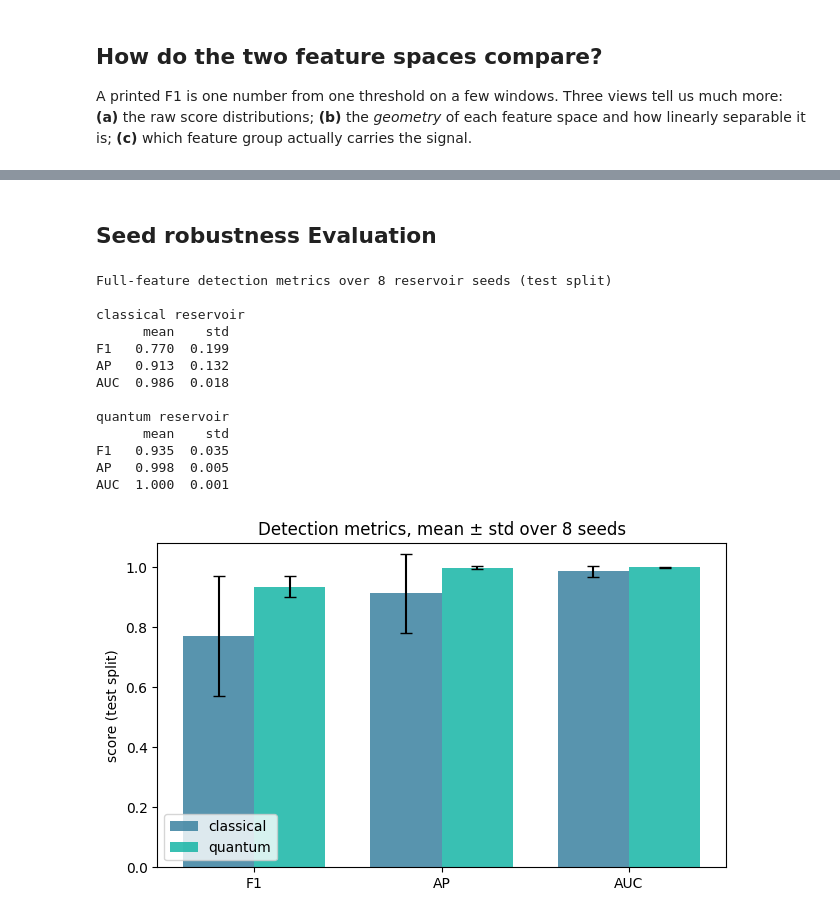
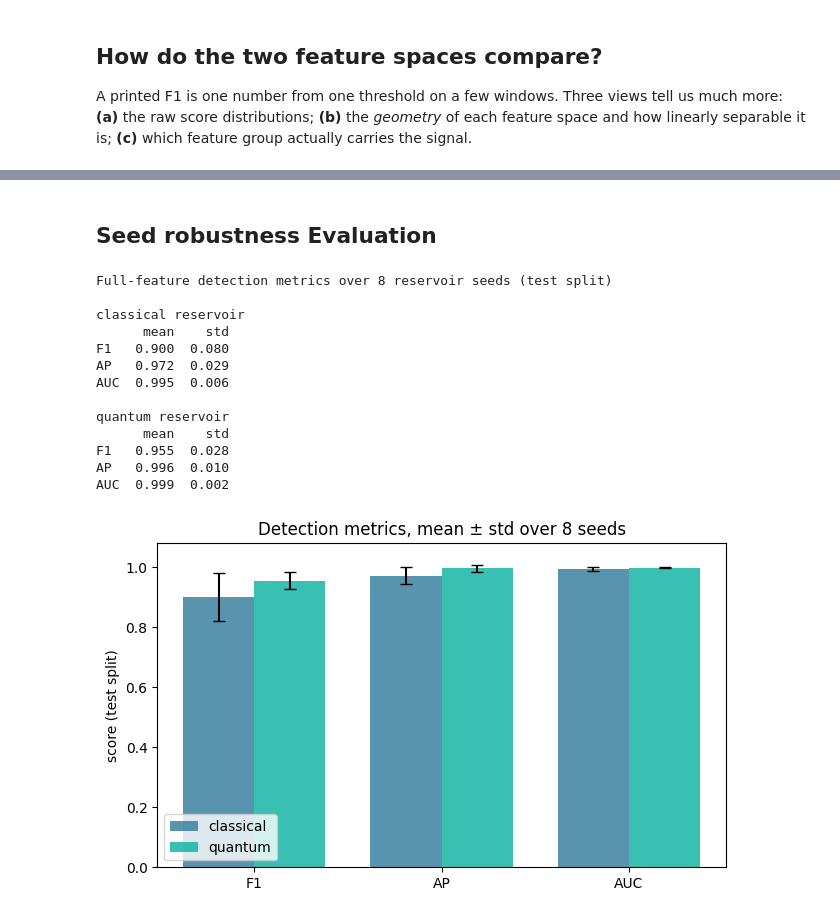
Before and after one commit to niccolo-sfregola/tutorial-qml-quantumreservoir, a Jupyter notebook: qrc_tutorial.ipynb, the cells around one changed output, grey strips where cells are left out. Drawn from its saved outputs; the diff is of its cells as text; code cells hidden in the pictures.

```diff
--- a/qrc_tutorial.ipynb
+++ b/qrc_tutorial.ipynb
@@ -470,26 +462,0 @@ what *does* move is the **reduced-state entropy** of half the register — our `
-# %%
-# small, legible example: 6 qubits, one window's top source-IP distribution
-demo_res = QuantumReservoir(n_qubits=6, depth=4, seed=7)
-ipd_demo = ip_distributions(DATA[("attack", "test")][0][0])
-freqs = (ipd_demo[ipd_demo.window_id == int(np.argmax(window_labels(DATA[("attack","test")][0][1])))]
-         .sort_values("freq", ascending=False)["freq"].values)
-p = np.zeros(2**6); p[:min(len(freqs), 2**6)] = freqs[:2**6]; p = p / p.sum()
-rho_in  = DensityMatrix(np.diag(p))
-
-enc = demo_res._encode(np.linspace(0.1, 0.9, 6))
-rho_out = demo_res.evolve_rho(enc, rho_in)
-
-def reduced_S(dm, n=6):
-    return float(entropy(partial_trace(dm, list(range(n // 2))), base=2))
-off = lambda M: float(np.sum(np.abs(M - np.diag(np.diag(M)))))
-
-print(f"global von Neumann S : before {entropy(rho_in,base=2):.3f}  ->  after {entropy(rho_out,base=2):.3f}   (unitary-invariant)")
-print(f"reduced subsystem  S : before {reduced_S(rho_in):.3f}  ->  after {reduced_S(rho_out):.3f}   (changes)")
-print(f"off-diagonal mass    : before {off(rho_in.data):.3f}  ->  after {off(rho_out.data):.3f}   (coherences created)")
-
-fig, ax = plt.subplots(1, 2, figsize=(11, 4.4))
-for a, (M, t) in zip(ax, [(rho_in.data, "BEFORE   rho = diag(IP freqs)"), (rho_out.data, "AFTER   U rho U dagger")]):
-    im = a.imshow(np.abs(M), cmap="magma"); a.set_title(t); a.set_xticks([]); a.set_yticks([])
-    fig.colorbar(im, ax=a, fraction=0.046)
-fig.suptitle("The reservoir turns a diagonal IP distribution into a state with coherences")
-plt.tight_layout(); plt.show()
@@ -504,8 +466,10 @@ off-diagonal mass    : before 0.000  ->  after 10.109   (coherences created)
 Each detector is unsupervised: an **Isolation Forest** fitted on **benign-only** windows, threshold at
 the 99th percentile of the benign score. The only difference is the feature set.
 # %%
-quantum_reservoir   = QuantumReservoir(n_qubits=len(FEATURE_COLS), depth=4)
-classical_reservoir = ClassicalReservoir(n_nodes=len(FEATURE_COLS), n_inputs=len(FEATURE_COLS))
+N_QUBITS = 3
+
+quantum_reservoir   = QuantumReservoir(n_qubits=N_QUBITS, n_inputs=len(FEATURE_COLS), depth=4)
+classical_reservoir = ClassicalReservoir(n_nodes=N_QUBITS, n_inputs=len(FEATURE_COLS))
 
 
 def classical_ip_features(ipd):
@@ -683,6 +647,6 @@ Detection AUC using only certain feature groups (test split)
   shared    l1_distance     : 1.0
-# %% [markdown]
-## Seed robustness Evaluation
+# %% [markdown]
+## Seed robustness Evaluation
 # %%
 SEEDS = [0, 1, 7, 13, 21, 42, 77, 202]
 
@@ -698,45 +662,45 @@ def _detection_metrics(dset):
 
 rows_c, rows_q = [], []
 for sd in SEEDS:
-    qd = enrich(QuantumReservoir(n_qubits=len(FEATURE_COLS), depth=4, seed=sd), quantum=True)
-    cd = enrich(ClassicalReservoir(n_nodes=len(FEATURE_COLS),
+    qd = enrich(QuantumReservoir(n_qubits=N_QUBITS, n_inputs=len(FEATURE_COLS), depth=4, seed=sd), quantum=True)
+    cd = enrich(ClassicalReservoir(n_nodes=N_QUBITS,
                                    n_inputs=len(FEATURE_COLS), seed=sd), quantum=False)
     rows_q.append(_detection_metrics(qd))
     rows_c.append(_detection_metrics(cd))
 
 met_q = pd.DataFrame(rows_q, index=SEEDS)
 met_c = pd.DataFrame(rows_c, index=SEEDS)
 
 def _summ(df):
     return df.agg(["mean", "std"]).T.rename(columns={"mean": "mean", "std": "std"}).round(3)
 
 print(f"Full-feature detection metrics over {len(SEEDS)} reservoir seeds (test split)\n")
 print("classical reservoir"); print(_summ(met_c).to_string())
 print("\nquantum reservoir");  print(_summ(met_q).to_string())
 
 # grouped bars with error bars
 fig, ax = plt.subplots(figsize=(6.5, 4))
 metrics = ["F1", "AP", "AUC"]; x = np.arange(len(metrics)); w = 0.38
 for off, df, name, col in [(-w/2, met_c, "classical", "#3B82A0"),
                            (+w/2, met_q, "quantum",   "#16B5A6")]:
     ax.bar(x + off, df[metrics].mean().values, w, yerr=df[metrics].std().values,
            capsize=4, color=col, label=name, alpha=.85)
 ax.set_xticks(x); ax.set_xticklabels(metrics); ax.set_ylim(0, 1.08)
 ax.set_ylabel("score (test split)"); ax.legend()
 ax.set_title(f"Detection metrics, mean ± std over {len(SEEDS)} seeds")
 plt.tight_layout(); plt.show()
 # %% [output]
 Full-feature detection metrics over 8 reservoir seeds (test split)
 
 classical reservoir
       mean    std
-F1   0.770  0.199
-AP   0.913  0.132
-AUC  0.986  0.018
+F1   0.900  0.080
+AP   0.972  0.029
+AUC  0.995  0.006
 
 quantum reservoir
       mean    std
-F1   0.935  0.035
-AP   0.998  0.005
-AUC  1.000  0.001
+F1   0.955  0.028
+AP   0.996  0.010
+AUC  0.999  0.002
-[figure, old version]
+[figure, new version]
```
Also changed, not shown: parts of 29 cells of this notebook.
